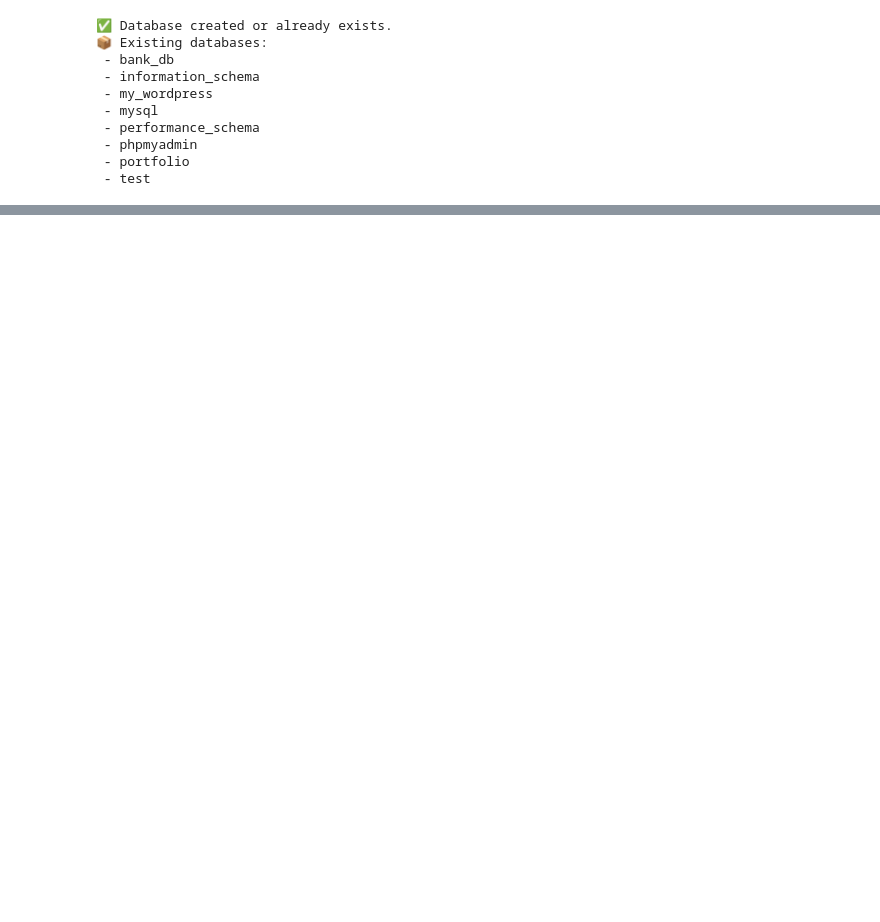
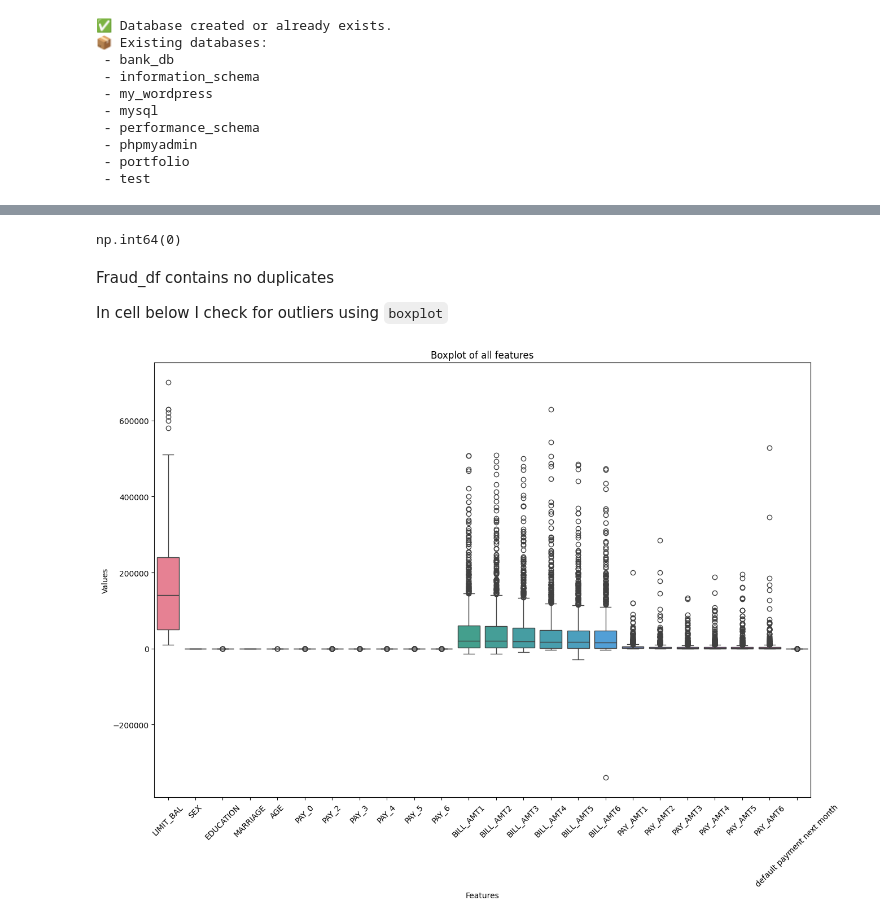
Before and after one commit to RonnyMuthomi/Fraud-detection, a Jupyter notebook: index.ipynb, the cells around one changed output, grey strips where cells are left out. Drawn from its saved outputs; the diff is of its cells as text; code cells hidden in the pictures; blank space fills up the shorter version.

```diff
--- a/index.ipynb
+++ b/index.ipynb
@@ -106,0 +111,18 @@ except connector.Error as err:
+# %%
+# load dataset
+
+card_df = pd.read_csv("data/creditCardFraud_28011964_120214.csv")
+
+# Upload DataFrame to MySQL table
+
+from sqlalchemy import create_engine
+
+# create sqlalchemy engine to MysQL
+
+db_url = f"mysql+mysqlconnector://root:@localhost/Bank_db"
+engine = create_engine(db_url) # creates a bridge between python and database
+
+# Upload DataFrame to MySQL table
+card_df.to_sql(name="credit_card_fraud", con=engine, if_exists="replace", index=False)
+
+print("✅ DataFrame uploaded to MySQL table 'credit_card_fraud' successfully.")
@@ -106,0 +133,12 @@ except connector.Error as err:
+# %%
+
+# query
+
+query = """
+SELECT *
+ FROM credit_card_fraud;
+"""
+
+# Read the data from the MySQL table into a DataFrame
+fraud_df = pd.read_sql(query, engine)
+fraud_df.head()
@@ -106,0 +211,22 @@ except connector.Error as err:
+# %%
+# check for duplicates
+
+fraud_df.duplicated().sum()
+# %% [output]
+np.int64(0)
+# %% [markdown]
+Fraud_df contains no duplicates
+
+In cell below I check for outliers using `boxplot`
+# %%
+# check for outliers
+
+fig, ax =plt.subplots(figsize=(15,10))
+sns.boxplot(data=fraud_df, ax=ax)
+ax.set_title("Boxplot of all features")
+ax.set_xlabel("Features")
+ax.set_ylabel("Values")
+ax.tick_params(axis='x', rotation=45)
+plt.show()
+# %% [output]
+[figure, added]
```
Also changed, not shown: parts of 43 cells of this notebook.
